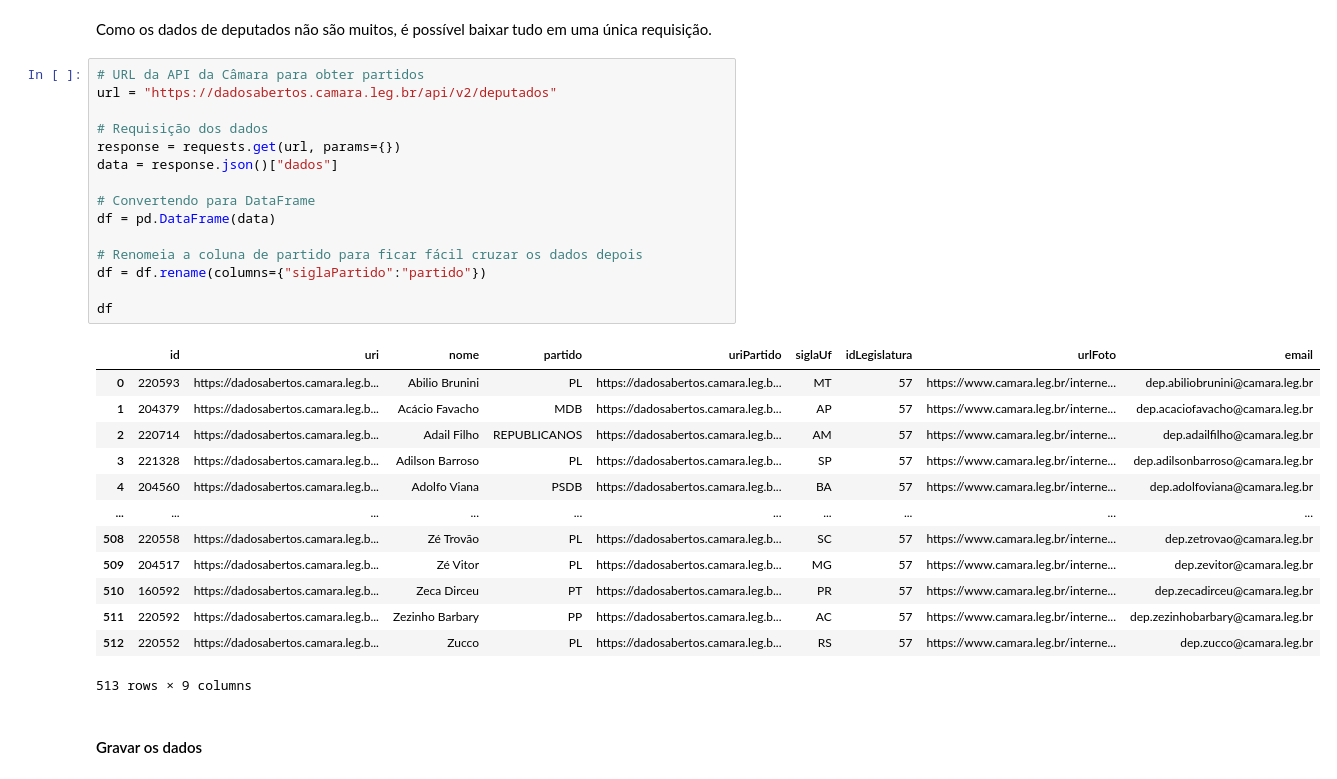
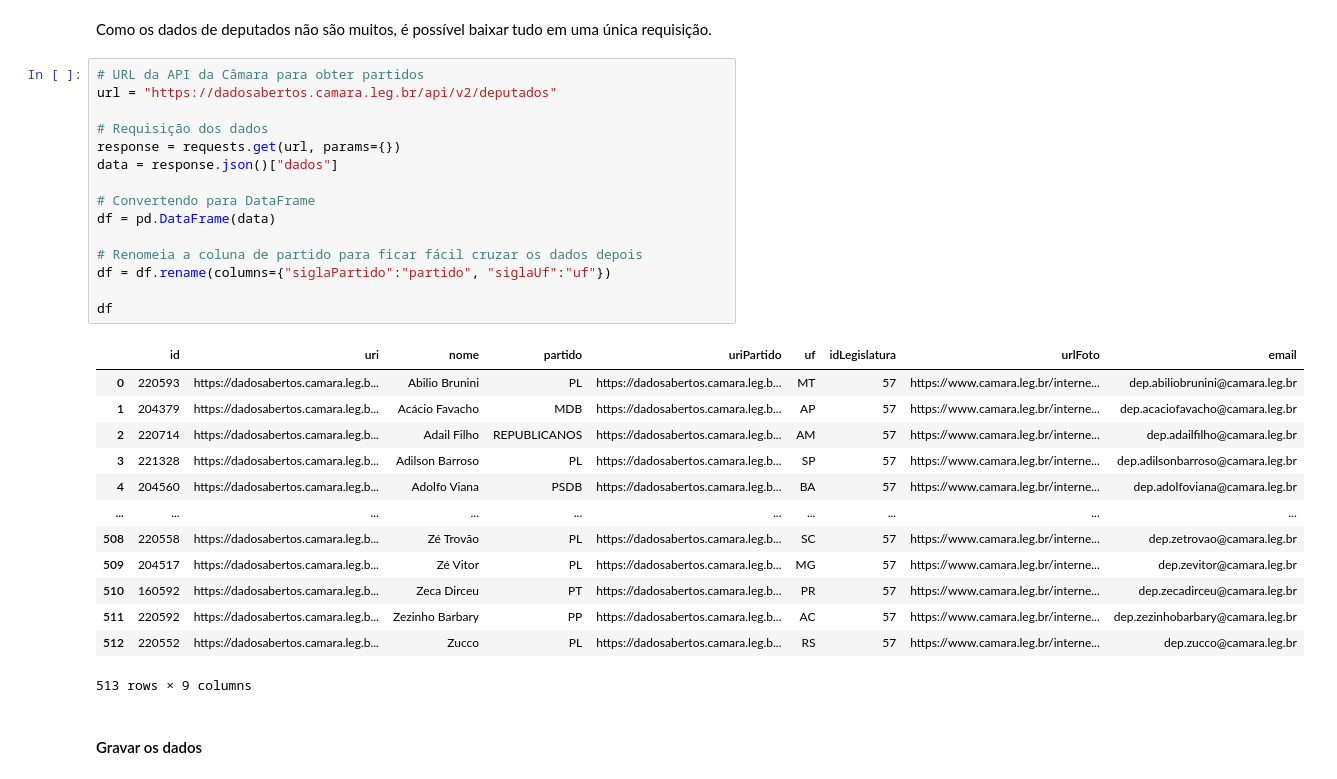
Before and after one commit to gestaogovbr/america-aberta-2024-oficina-transferegov, a Jupyter notebook: jupyterlite/notebooks/emendas/1 Baixar os dados.ipynb, the cells around one changed output. Drawn from its saved outputs; the diff is of its cells as text.

```diff
--- a/jupyterlite/notebooks/emendas/1 Baixar os dados.ipynb
+++ b/jupyterlite/notebooks/emendas/1 Baixar os dados.ipynb
@@ -126,20 +126,20 @@ Como os dados de deputados não são muitos, é possível baixar tudo em uma ún
 # %%
 # URL da API da Câmara para obter partidos
 url = "https://dadosabertos.camara.leg.br/api/v2/deputados"
 
 # Requisição dos dados
 response = requests.get(url, params={})
 data = response.json()["dados"]
 
 # Convertendo para DataFrame
 df = pd.DataFrame(data)
 
 # Renomeia a coluna de partido para ficar fácil cruzar os dados depois
-df = df.rename(columns={"siglaPartido":"partido"})
+df = df.rename(columns={"siglaPartido":"partido", "siglaUf":"uf"})
 
 df
 # %% [output]
-|  | id | uri | nome | partido | uriPartido | siglaUf | idLegislatura | urlFoto | email |
+|  | id | uri | nome | partido | uriPartido | uf | idLegislatura | urlFoto | email |
 | 0 | 220593 | https://dadosabertos.camara.leg.b... | Abilio Brunini | PL | https://dadosabertos.camara.leg.b... | MT | 57 | https://www.camara.leg.br/interne... | dep.abiliobrunini@camara.leg.br |
 | 1 | 204379 | https://dadosabertos.camara.leg.b... | Acácio Favacho | MDB | https://dadosabertos.camara.leg.b... | AP | 57 | https://www.camara.leg.br/interne... | dep.acaciofavacho@camara.leg.br |
 | 2 | 220714 | https://dadosabertos.camara.leg.b... | Adail Filho | REPUBLICANOS | https://dadosabertos.camara.leg.b... | AM | 57 | https://www.camara.leg.br/interne... | dep.adailfilho@camara.leg.br |
```
Also changed, not shown: 1 other file.
